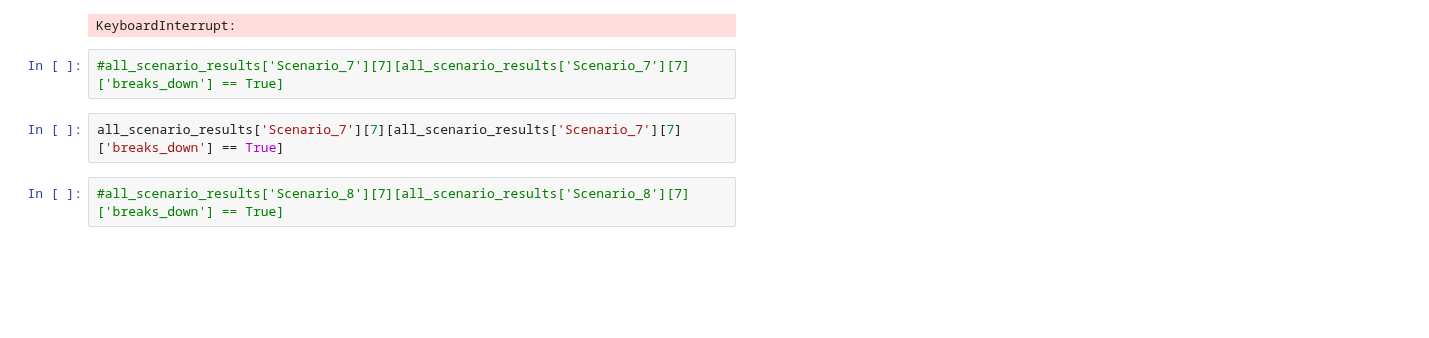
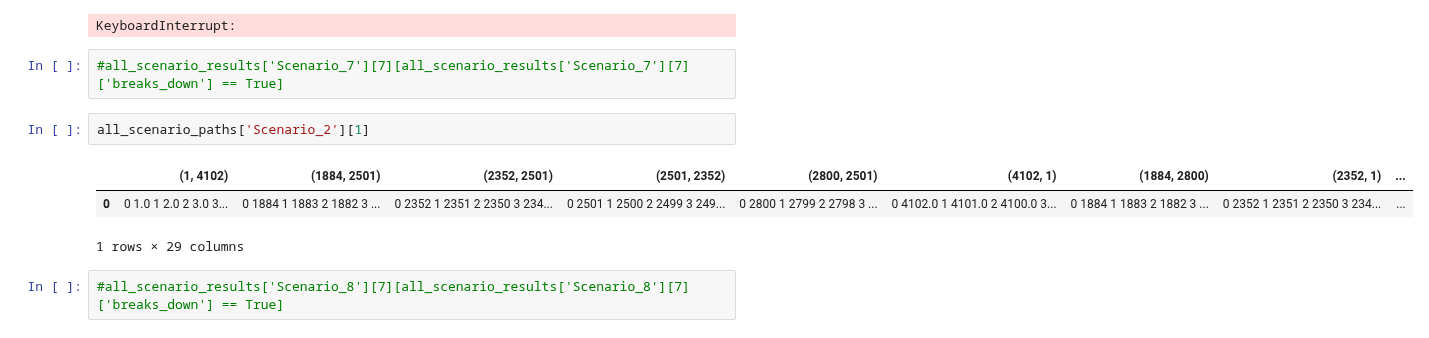
Before and after one commit to JulianvanRie/Advanced_Simulation_AS3, a Jupyter notebook: EPA133a-G2-A3/model/Exploratory_data_stuff.ipynb, the cells around one changed output. Drawn from its saved outputs; the diff is of its cells as text; blank space fills up the shorter version.

```diff
--- a/EPA133a-G2-A3/model/Exploratory_data_stuff.ipynb
+++ b/EPA133a-G2-A3/model/Exploratory_data_stuff.ipynb
@@ -85,7 +95,11 @@ KeyboardInterrupt:
 # %%
 #all_scenario_results['Scenario_7'][7][all_scenario_results['Scenario_7'][7]['breaks_down'] == True]
 # %%
-all_scenario_results['Scenario_7'][7][all_scenario_results['Scenario_7'][7]['breaks_down'] == True]
+all_scenario_paths['Scenario_2'][1]
+# %% [output]
+|  | (1, 4102) | (1884, 2501) | (2352, 2501) | (2501, 2352) | (2800, 2501) | (4102, 1) | (1884, 2800) | (2352, 1) | ... |
+| 0 | 0 1.0 1 2.0 2 3.0 3... | 0 1884 1 1883 2 1882 3 ... | 0 2352 1 2351 2 2350 3 234... | 0 2501 1 2500 2 2499 3 249... | 0 2800 1 2799 2 2798 3 ... | 0 4102.0 1 4101.0 2 4100.0 3... | 0 1884 1 1883 2 1882 3 ... | 0 2352 1 2351 2 2350 3 234... | ... |
+1 rows × 29 columns
 # %%
 #all_scenario_results['Scenario_8'][7][all_scenario_results['Scenario_8'][7]['breaks_down'] == True]
 # %%
```
Also changed, not shown: parts of 9 cells of this notebook, 4 other files.
